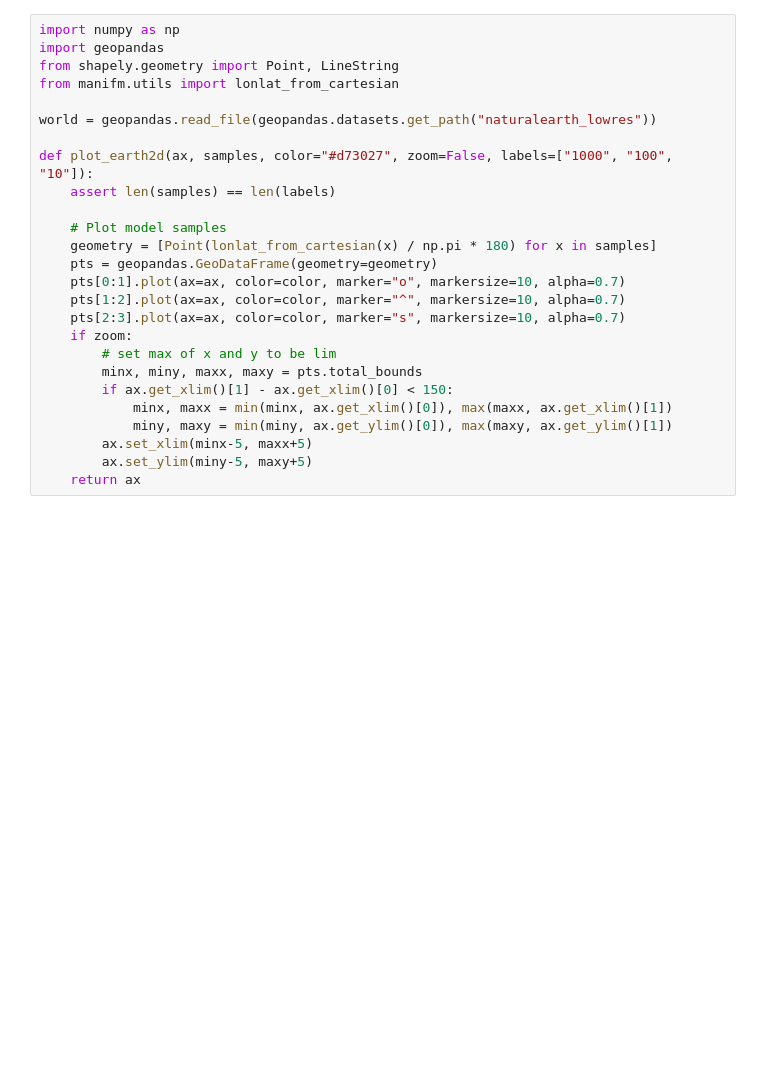
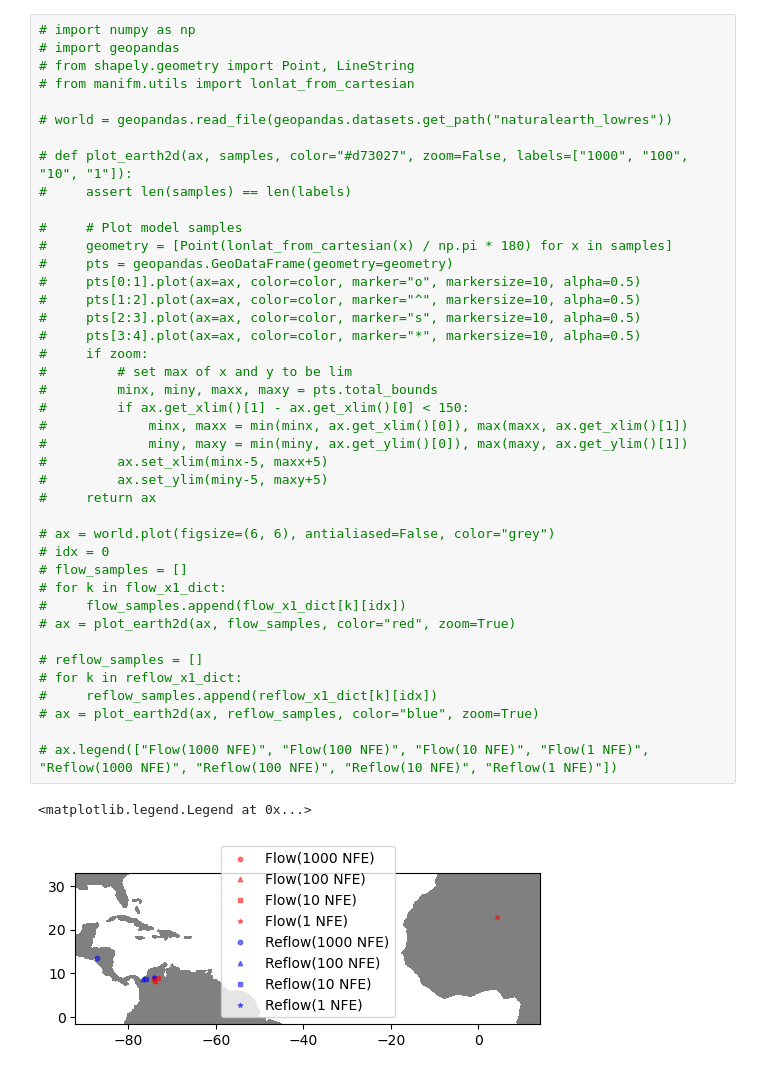
Before and after one commit to yjang43/riemannian-fm, a Jupyter notebook: eval_truncation_error.ipynb, the cells around one changed output. Drawn from its saved outputs; the diff is of its cells as text; blank space fills up the shorter version.

```diff
--- a/eval_truncation_error.ipynb
+++ b/eval_truncation_error.ipynb
@@ -1,26 +61,44 @@
 # %%
-import numpy as np
-import geopandas
-from shapely.geometry import Point, LineString
-from manifm.utils import lonlat_from_cartesian
+# import numpy as np
+# import geopandas
+# from shapely.geometry import Point, LineString
+# from manifm.utils import lonlat_from_cartesian
 
-world = geopandas.read_file(geopandas.datasets.get_path("naturalearth_lowres"))
+# world = geopandas.read_file(geopandas.datasets.get_path("naturalearth_lowres"))
 
-def plot_earth2d(ax, samples, color="#d73027", zoom=False, labels=["1000", "100", "10"]):
-    assert len(samples) == len(labels)
+# def plot_earth2d(ax, samples, color="#d73027", zoom=False, labels=["1000", "100", "10", "1"]):
+#     assert len(samples) == len(labels)
 
-    # Plot model samples
-    geometry = [Point(lonlat_from_cartesian(x) / np.pi * 180) for x in samples]
-    pts = geopandas.GeoDataFrame(geometry=geometry)
-    pts[0:1].plot(ax=ax, color=color, marker="o", markersize=10, alpha=0.7)
-    pts[1:2].plot(ax=ax, color=color, marker="^", markersize=10, alpha=0.7)
-    pts[2:3].plot(ax=ax, color=color, marker="s", markersize=10, alpha=0.7)
-    if zoom:
-        # set max of x and y to be lim
-        minx, miny, maxx, maxy = pts.total_bounds
-        if ax.get_xlim()[1] - ax.get_xlim()[0] < 150:
-            minx, maxx = min(minx, ax.get_xlim()[0]), max(maxx, ax.get_xlim()[1])
-            miny, maxy = min(miny, ax.get_ylim()[0]), max(maxy, ax.get_ylim()[1])
-        ax.set_xlim(minx-5, maxx+5)
-        ax.set_ylim(miny-5, maxy+5)
-    return ax
+#     # Plot model samples
+#     geometry = [Point(lonlat_from_cartesian(x) / np.pi * 180) for x in samples]
+#     pts = geopandas.GeoDataFrame(geometry=geometry)
+#     pts[0:1].plot(ax=ax, color=color, marker="o", markersize=10, alpha=0.5)
+#     pts[1:2].plot(ax=ax, color=color, marker="^", markersize=10, alpha=0.5)
+#     pts[2:3].plot(ax=ax, color=color, marker="s", markersize=10, alpha=0.5)
+#     pts[3:4].plot(ax=ax, color=color, marker="*", markersize=10, alpha=0.5)
+#     if zoom:
+#         # set max of x and y to be lim
+#         minx, miny, maxx, maxy = pts.total_bounds
+#         if ax.get_xlim()[1] - ax.get_xlim()[0] < 150:
+#             minx, maxx = min(minx, ax.get_xlim()[0]), max(maxx, ax.get_xlim()[1])
+#             miny, maxy = min(miny, ax.get_ylim()[0]), max(maxy, ax.get_ylim()[1])
+#         ax.set_xlim(minx-5, maxx+5)
+#         ax.set_ylim(miny-5, maxy+5)
+#     return ax
+
+# ax = world.plot(figsize=(6, 6), antialiased=False, color="grey")
+# idx = 0
+# flow_samples = []
+# for k in flow_x1_dict:
+#     flow_samples.append(flow_x1_dict[k][idx])
+# ax = plot_earth2d(ax, flow_samples, color="red", zoom=True)
+
+# reflow_samples = []
+# for k in reflow_x1_dict:
+#     reflow_samples.append(reflow_x1_dict[k][idx])
+# ax = plot_earth2d(ax, reflow_samples, color="blue", zoom=True)
+
+# ax.legend(["Flow(1000 NFE)", "Flow(100 NFE)", "Flow(10 NFE)", "Flow(1 NFE)", "Reflow(1000 NFE)", "Reflow(100 NFE)", "Reflow(10 NFE)", "Reflow(1 NFE)"])
+# %% [output]
+<matplotlib.legend.Legend at 0x...>
+[figure, added]
```
Also changed, not shown: parts of 9 cells of this notebook, 1 other file.
